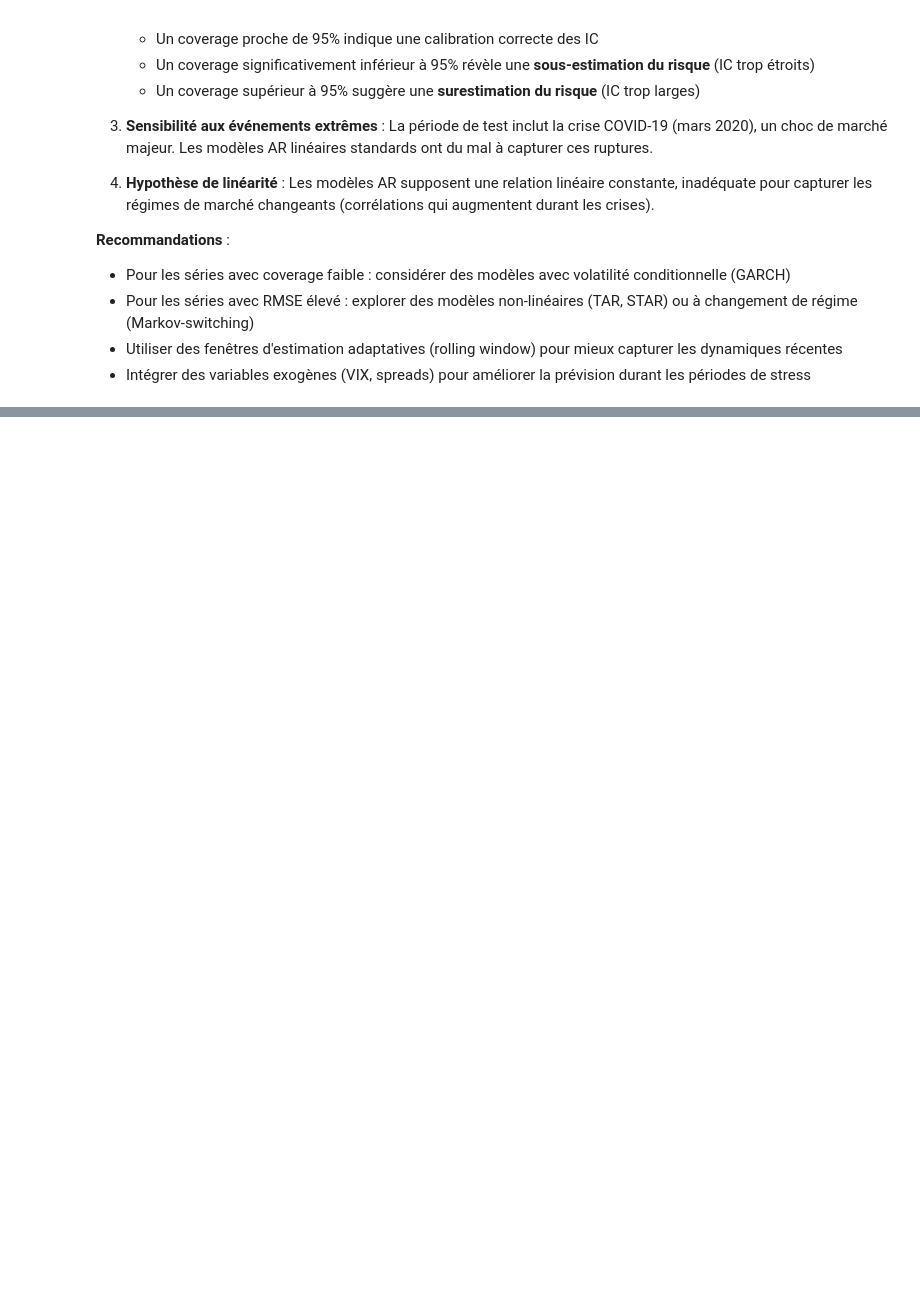
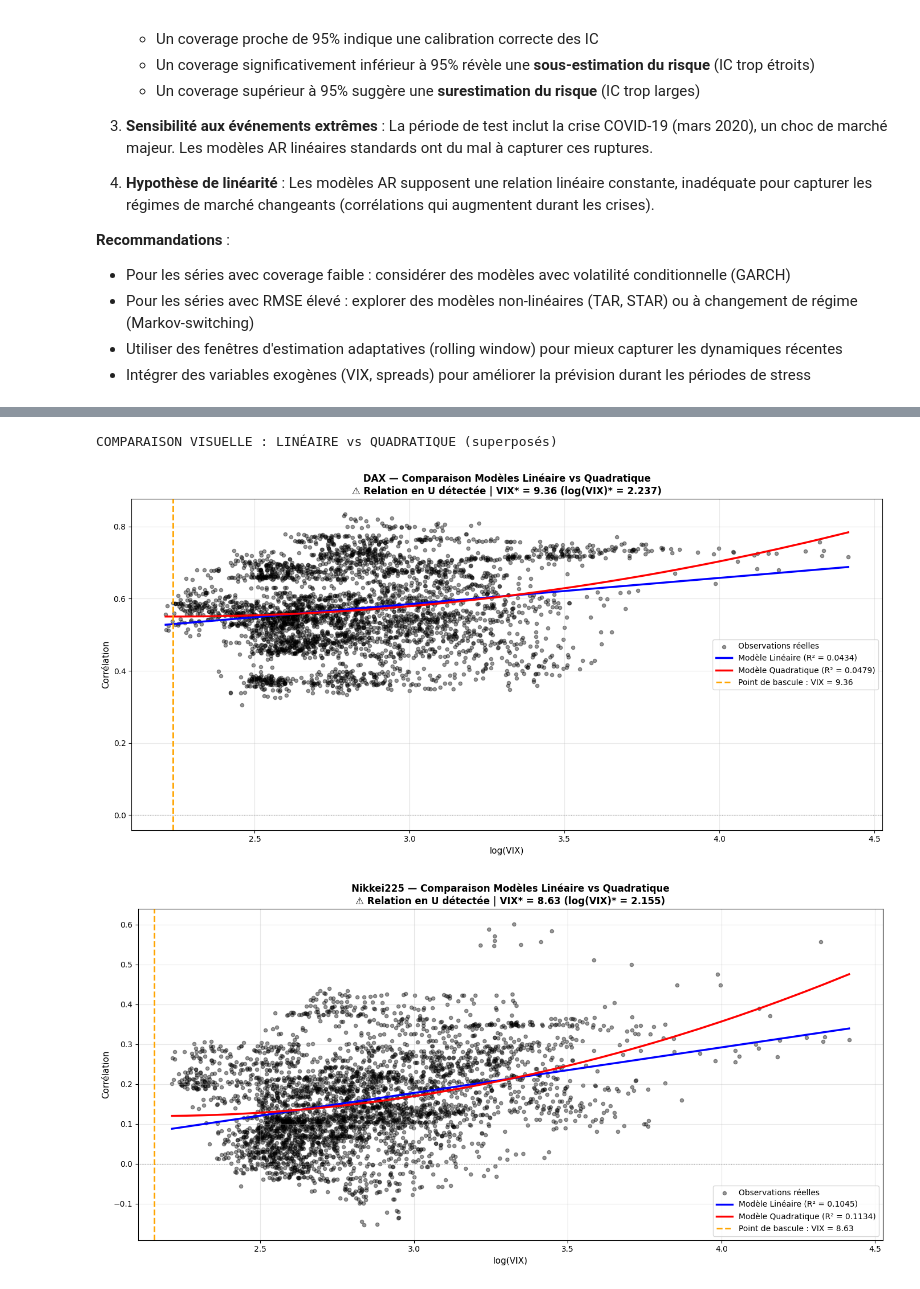
Before and after one commit to Lilas-Bertot/ETUDE-DE-CAS-1-V3, a Jupyter notebook: Étude de Cas.ipynb, the cells around one changed output, grey strips where cells are left out. Cells and saved outputs as stored; diff of their text form; code cells hidden in the pictures; blank space fills up the shorter version.

```diff
--- a/Étude de Cas.ipynb
+++ b/Étude de Cas.ipynb
@@ -989,0 +1354,11 @@ Les modèles AR simples présentent plusieurs limites importantes :
+# %%
+# Estimation des modèles pour 5 séries
+explanatory_results = {}
+
+for col in corr_cols:
+    serie_name = col
+
+    corr_series = explanatory_data[f'corr_SP500_{col}']
+
+    results = estimate_explanatory_models(corr_series, explanatory_data)
+    explanatory_results[serie_name] = results
@@ -989,0 +1588,55 @@ Les modèles AR simples présentent plusieurs limites importantes :
+# %%
+# Graphiques : Modèles Linéaire ET Quadratique superposés
+print("COMPARAISON VISUELLE : LINÉAIRE vs QUADRATIQUE (superposés)\n")
+
+for serie_name, results in explanatory_results.items():
+    linear_model = results['linear']
+    quad_model = results['quadratic']
+    data = results['data']
+
+    fig, ax = plt.subplots(figsize=(14, 7))
+
+    # Trier pour tracer lignes propres
+    sorted_idx = data['log_VIX'].argsort()
+
+    # Observations réelles
+    ax.scatter(data['log_VIX'], data['corr'], alpha=0.4, s=20, color='black',
+               label='Observations réelles', zorder=1)
+
+    # Modèle Linéaire
+    ax.plot(data['log_VIX'].iloc[sorted_idx], linear_model.fittedvalues.iloc[sorted_idx],
+            color='blue', linewidth=2.5, label=f'Modèle Linéaire (R² = {linear_model.rsquared:.4f})',
+            zorder=3)
+
+    # Modèle Quadratique
+    ax.plot(data['log_VIX'].iloc[sorted_idx], quad_model.fittedvalues.iloc[sorted_idx],
+            color='red', linewidth=2.5, label=f'Modèle Quadratique (R² = {quad_model.rsquared:.4f})',
+            zorder=4)
+
+    # Point de bascule si relation en U
+    beta1 = quad_model.params['log_VIX']
+    beta2 = quad_model.params['log_VIX_squared']
+    beta2_pval = quad_model.pvalues['log_VIX_squared']
+
+    title = f"{serie_name} — Comparaison Modèles Linéaire vs Quadratique"
+
+    if beta1 < 0 and beta2 > 0 and beta2_pval < 0.05:
+        tipping_log = results['tipping_point_log']
+        tipping_vix = results['tipping_vix_level']
+        ax.axvline(x=tipping_log, color='orange', linestyle='--', linewidth=2,
+                   label=f'Point de bascule : VIX = {tipping_vix:.2f}', zorder=5)
+        title += f"\n⚠️ Relation en U détectée | VIX* = {tipping_vix:.2f} (log(VIX)* = {tipping_log:.3f})"
+
+    ax.set_title(title, fontsize=12, fontweight='bold')
+    ax.set_xlabel('log(VIX)', fontsize=11)
+    ax.set_ylabel('Corrélation', fontsize=11)
+    ax.legend(loc='best', fontsize=10)
+    ax.grid(True, alpha=0.3)
+    ax.axhline(y=0, color='gray', linestyle=':', linewidth=0.8)
+
+    plt.tight_layout()
+    plt.show()
+# %% [output]
+COMPARAISON VISUELLE : LINÉAIRE vs QUADRATIQUE (superposés)
+[figure, added]
+[figure, added]
```
Also changed, not shown: parts of 19 cells of this notebook.
